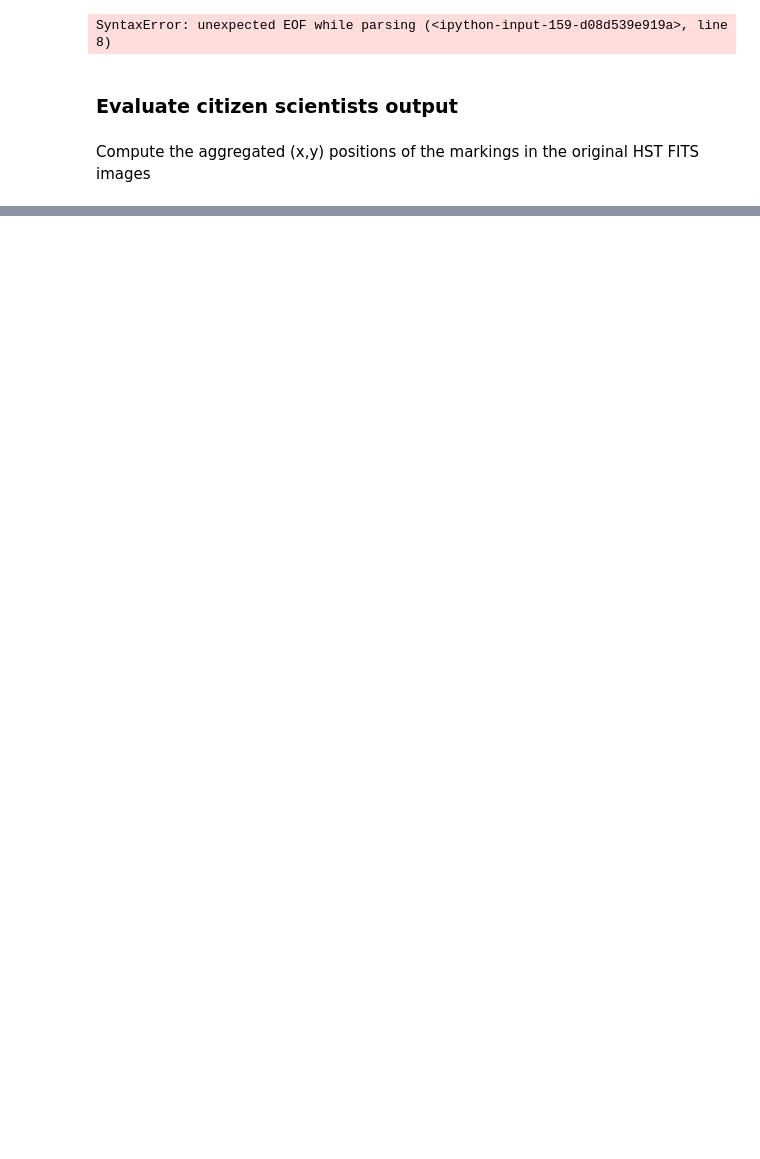
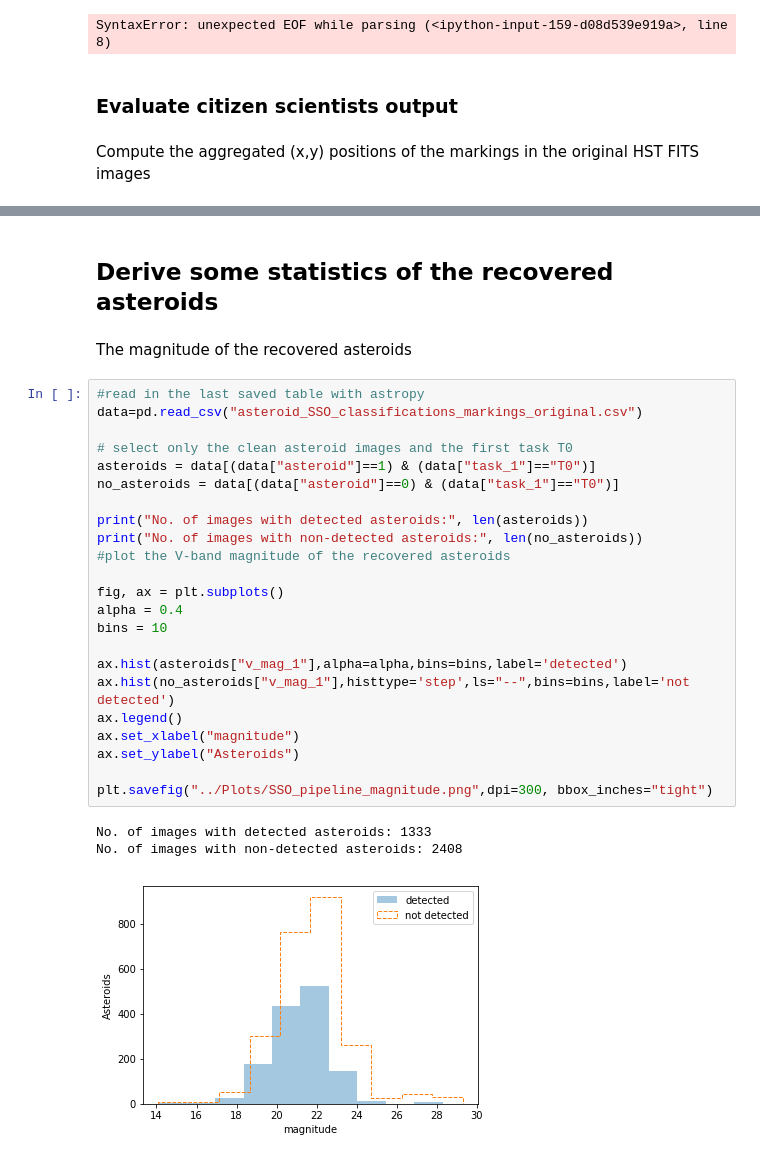
Before and after one commit to sandorkruk/Hubble_Asteroid_Hunter_analysis, a Jupyter notebook: Analysis_SSO_pipeline_asteroid.ipynb, the cells around one changed output, grey strips where cells are left out. Drawn from its saved outputs; the diff is of its cells as text; blank space fills up the shorter version.

```diff
--- a/Analysis_SSO_pipeline_asteroid.ipynb
+++ b/Analysis_SSO_pipeline_asteroid.ipynb
@@ -669,0 +763,31 @@ See the caveats in the documentation: http://pandas.pydata.org/pandas-docs/stabl
+# %% [markdown]
+## Derive some statistics of the recovered asteroids
+# %% [markdown]
+The magnitude of the recovered asteroids
+# %%
+#read in the last saved table with astropy
+data=pd.read_csv("asteroid_SSO_classifications_markings_original.csv")
+
+# select only the clean asteroid images and the first task T0
+asteroids = data[(data["asteroid"]==1) & (data["task_1"]=="T0")]
+no_asteroids = data[(data["asteroid"]==0) & (data["task_1"]=="T0")]
+
+print("No. of images with detected asteroids:", len(asteroids))
+print("No. of images with non-detected asteroids:", len(no_asteroids))
+#plot the V-band magnitude of the recovered asteroids
+
+fig, ax = plt.subplots()
+alpha = 0.4
+bins = 10
+
+ax.hist(asteroids["v_mag_1"],alpha=alpha,bins=bins,label='detected')
+ax.hist(no_asteroids["v_mag_1"],histtype='step',ls="--",bins=bins,label='not detected')
+ax.legend()
+ax.set_xlabel("magnitude")
+ax.set_ylabel("Asteroids")
+
+plt.savefig("../Plots/SSO_pipeline_magnitude.png",dpi=300, bbox_inches="tight")
+# %% [output]
+No. of images with detected asteroids: 1333
+No. of images with non-detected asteroids: 2408
+[figure, added]
```
Also changed, not shown: parts of 22 cells of this notebook, 1 other file.
